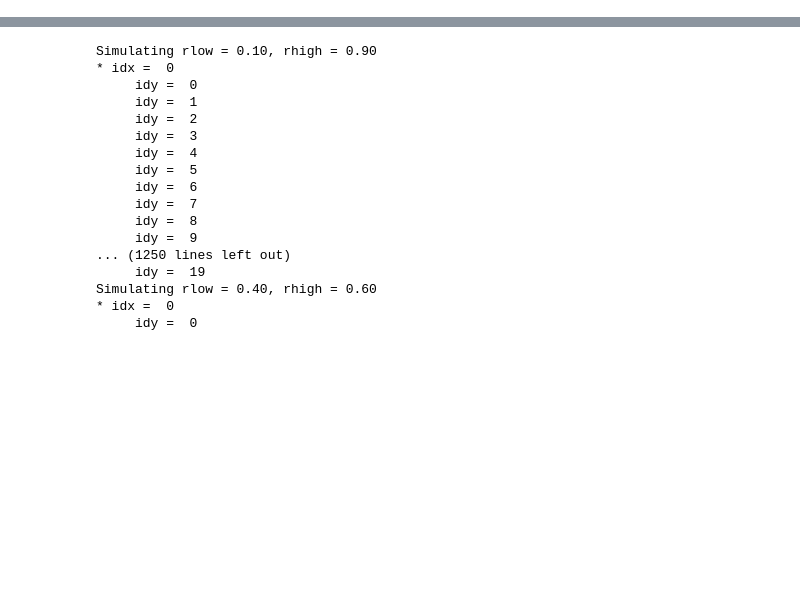
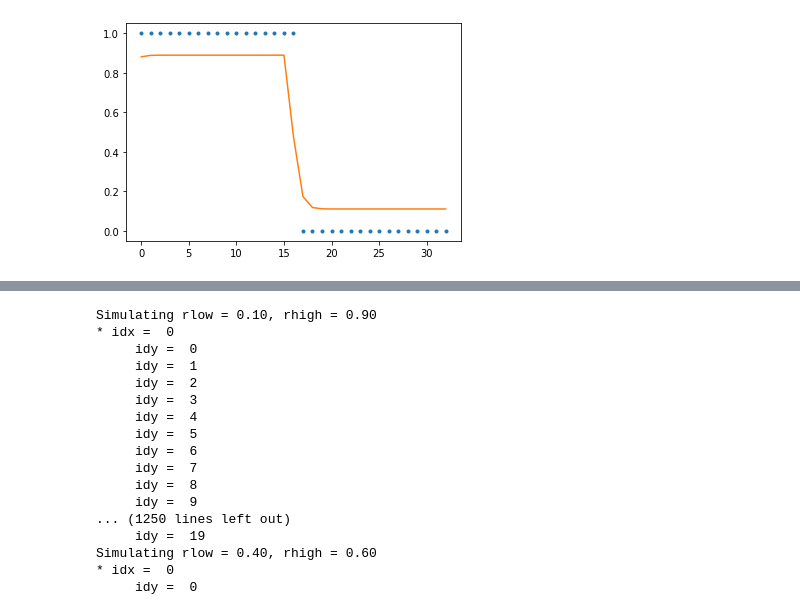
Before and after one commit to nhat-le/switching-simulations, a Jupyter notebook: switching_world_characterization.ipynb, the cells around one changed output, grey strips where cells are left out. Saved outputs shown, nothing was run; the diff lists cells and outputs as text; code cells hidden in the pictures; blank space fills up the shorter version.

```diff
--- a/switching_world_characterization.ipynb
+++ b/switching_world_characterization.ipynb
@@ -79,0 +50,20 @@ paths
+# %%
+# Inference-based agent
+params = dict(N_iters=50, num_states=2, obs_dim=1, nblocks=5,
+             eps=0, hmm_fit=False, sigmoid_window=30,
+             ntrials_per_block=[15, 25], pswitchlst=[0.1], prewlst=[0.9],
+             rlow=0, rhigh=1, type='inf-based')
+
+np.random.seed(123)
+agent, world, _, _, _ = run_single_agent(0, 0, params)
+
+plt.plot(agent.choice_history[1:34], '.')
+plt.plot(agent.p1_history[1:34])
+
+paths = pathsetup('matchingsim')
+# scipy.io.savemat(f"{paths['simdatapath']}/schematic/infbased-sim-122221.mat",
+#                 dict(choices=agent.choice_history[1:34], prob0=agent.p0_history[1:34],
+#                      prob1=agent.p1_history[1:34], rewards=agent.outcome_history[1:34],
+#                     params=params))
+# %% [output]
+[figure, added]
```
Also changed, not shown: parts of 9 cells of this notebook, 25 other files.
